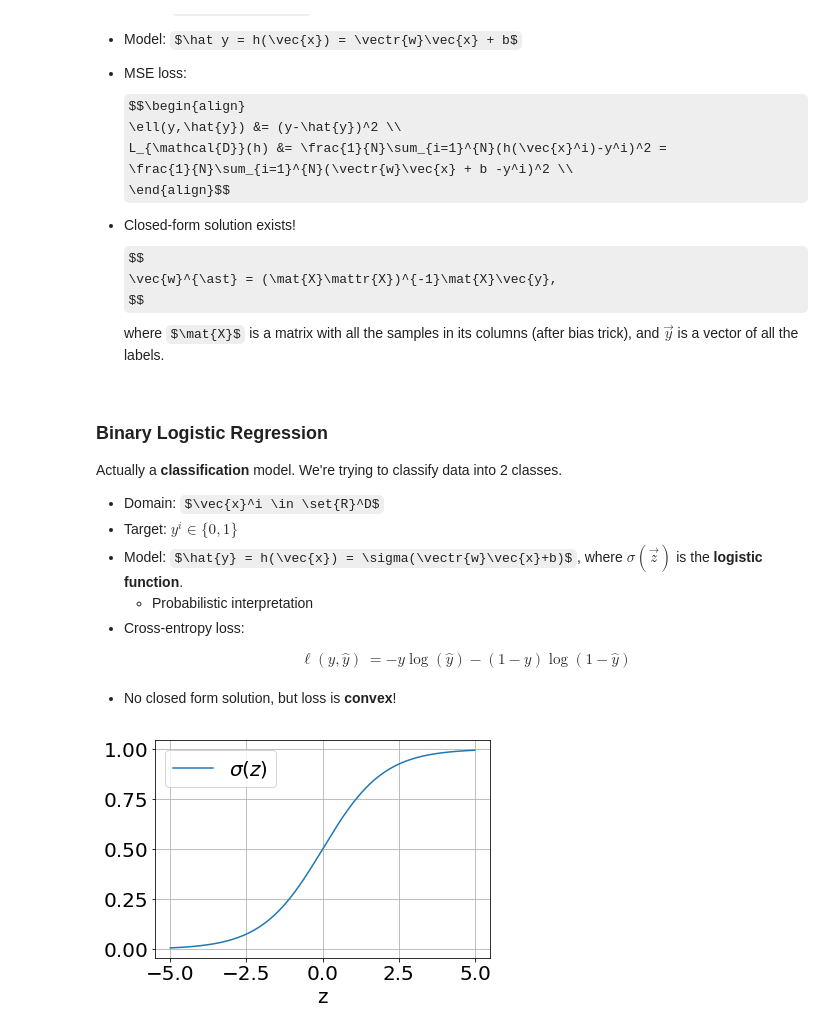
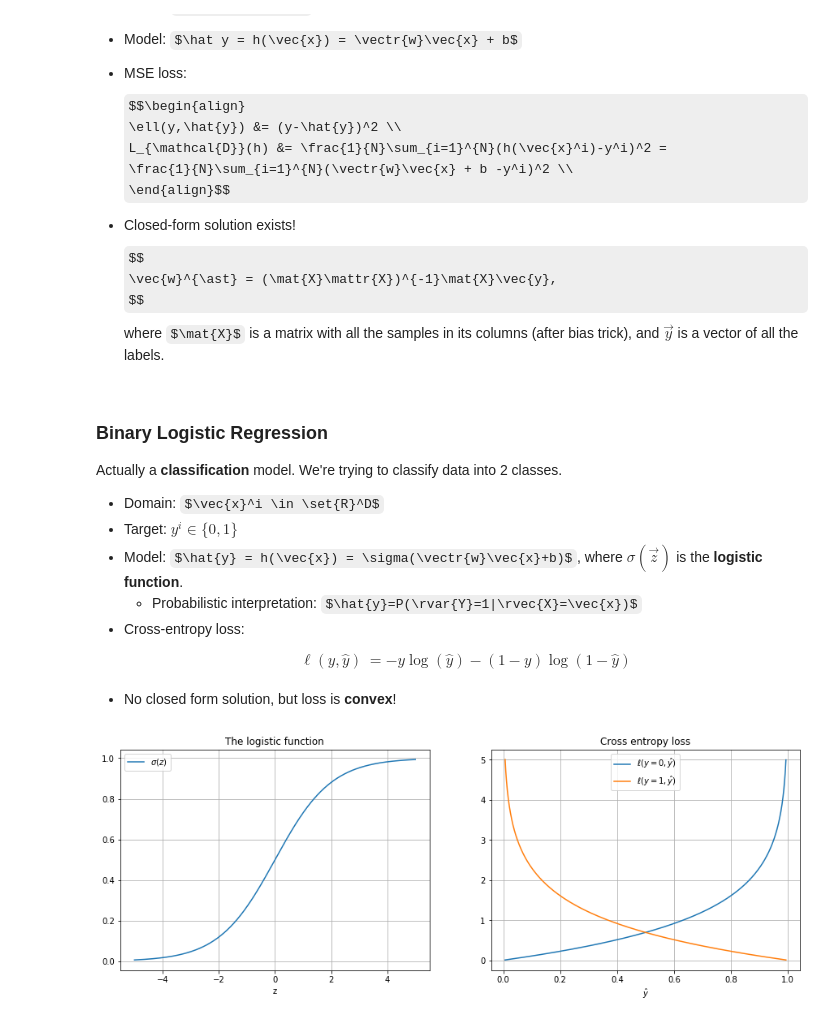
Before and after one commit to vistalab-technion/cs236781-tutorials, a Jupyter notebook: tutorial2/tutorial2-Logistic_Regression.ipynb, the cells around one changed output. Saved outputs shown, nothing was run; the diff lists cells and outputs as text; code cells hidden in the pictures; some formulas as TeX source.

Commit message:
tutorial 2 part 2
Binary logistic regression

```diff
--- a/tutorial2/tutorial2-Logistic_Regression.ipynb
+++ b/tutorial2/tutorial2-Logistic_Regression.ipynb
@@ -99,19 +101,30 @@ Actually a **classification** model. We're trying to classify data into 2 classe
 - Domain: $\vec{x}^i \in \set{R}^D$
 - Target: $y^i \in \{0,1\}$
 - Model: $\hat{y} = h(\vec{x}) = \sigma(\vectr{w}\vec{x}+b)$, where $\sigma(\vec{z})$ is the **logistic function**.
-    - Probabilistic interpretation
+    - Probabilistic interpretation: $\hat{y}=P(\rvar{Y}=1|\rvec{X}=\vec{x})$
 - Cross-entropy loss:
     $$\begin{align}
     \ell(y, \hat{y}) &=  - y \log(\hat{y}) - (1-y) \log(1-\hat{y}) \\
     \end{align}$$
 - No closed form solution, but loss is **convex**!
-# %%
-# Plot the logistic function
-def logistic(z):
-    return 1 / (1.0 + np.exp(-z))
-
-x = np.arange(-5, 5, .01)
-plt.plot(x, logistic(x), label='$\sigma(z)$')
-plt.grid(True); plt.xlabel('z'); plt.legend();
-# %% [output]
-[figure, removed]
+# %%
+# Plot the logistic function & cross-entropy loss
+def logistic(z):
+    return 1 / (1.0 + np.exp(-z))
+
+x = np.arange(-5, 5, .01)
+y_hat = logistic(x)
+loss_y0 = -np.log(1-y_hat)
+loss_y1 = -np.log(y_hat)
+
+_, ax = plt.subplots(nrows=1, ncols=2, figsize=(15,5))
+ax[0].plot(x, y_hat, label='$\sigma(z)$')
+ax[0].grid(True); ax[0].set_xlabel('z'); ax[0].legend();
+ax[0].set_title('The logistic function');
+
+ax[1].plot(y_hat, loss_y0, label='$\ell(y=0,\hat{y})$')
+ax[1].plot(y_hat, loss_y1, label='$\ell(y=1,\hat{y})$')
+ax[1].grid(True); ax[1].set_xlabel('$\hat{y}$'); ax[1].legend();
+ax[1].set_title('Cross entropy loss');
+# %% [output]
+[figure, added]
```
Also changed, not shown: parts of 10 cells of this notebook.
